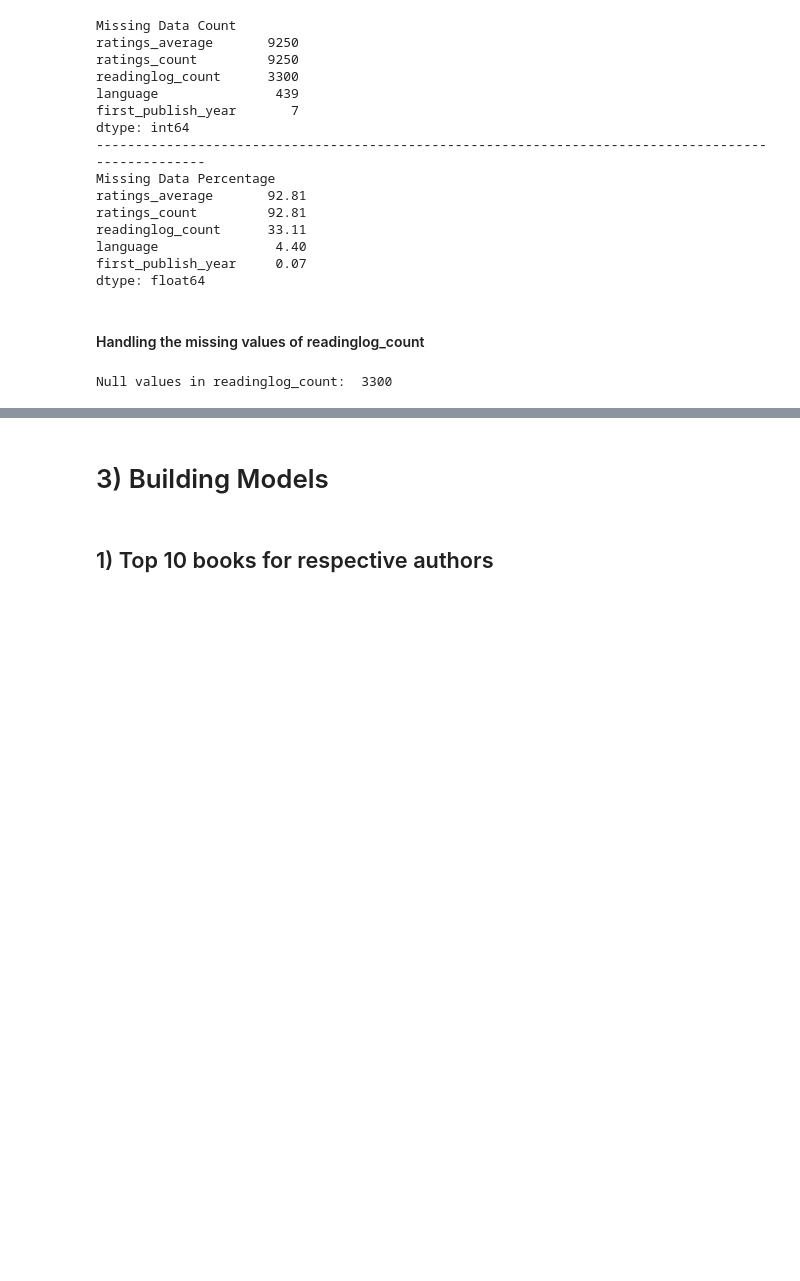
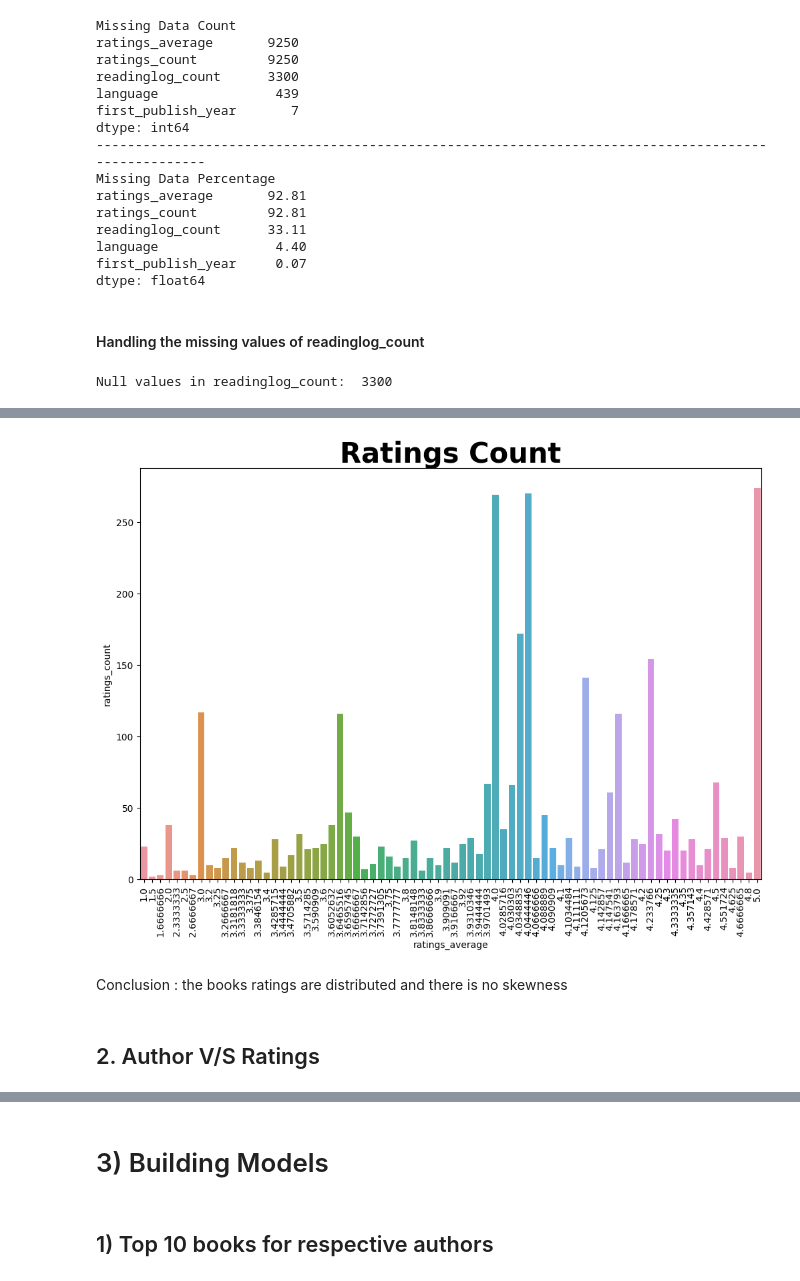
Before and after one commit to vanshika41/BOOK_RECOMMENDATION, a Jupyter notebook: Book_recommendation sys.ipynb, the cells around one changed output, grey strips where cells are left out. Saved outputs shown, nothing was run; the diff lists cells and outputs as text; code cells hidden in the pictures; blank space fills up the shorter version.

```diff
--- a/Book_recommendation sys.ipynb
+++ b/Book_recommendation sys.ipynb
@@ -144,0 +184,6 @@ data['readinglog_count'] = data['readinglog_count'].astype(int)
+# %%
+# Group by 'ratings_average' and sum 'ratings_count'
+ratings_df = data.groupby('ratings_average', as_index=False).agg({'ratings_count': 'sum'})
+
+# Display the new DataFrame
+print(ratings_df)
@@ -144,0 +205,14 @@ data['readinglog_count'] = data['readinglog_count'].astype(int)
+# %%
+#plot between ratings_count and the rating of the book
+
+plt.figure(figsize=(12, 8))
+ax = sns.barplot(x = 'ratings_average' , y = 'ratings_count', data = ratings_df)
+ax.set_title('Ratings Count', fontsize=30, fontweight='bold')
+plt.xticks(rotation=90)
+plt.show()
+# %% [output]
+[figure, added]
+# %% [markdown]
+Conclusion : the books ratings are distributed and there is no skewness
+# %% [markdown]
+## 2. Author V/S Ratings
```
Also changed, not shown: parts of 15 cells of this notebook.
